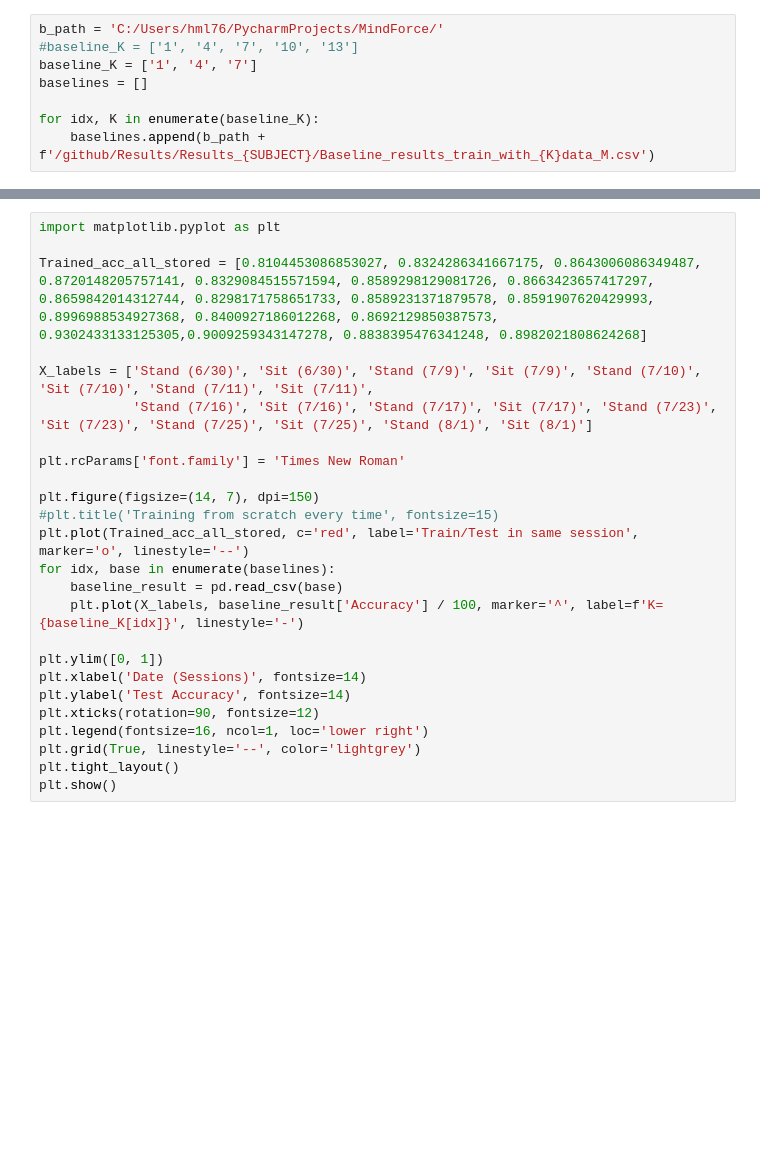
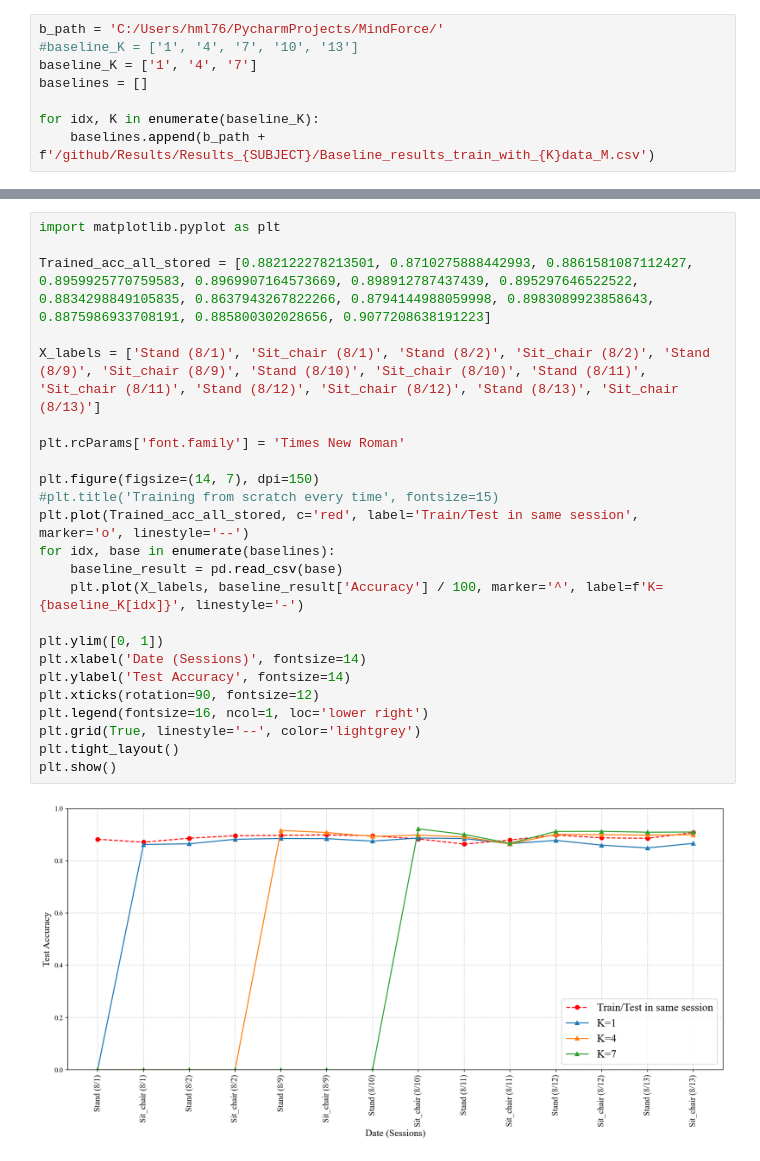
Before and after one commit to Hunminlee/Neural_Computing_Interface_MindForce, a Jupyter notebook: V6 Paper/Offline gesture - Subsection 1/Subject 6 (M).ipynb, the cells around one changed output, grey strips where cells are left out. Saved outputs shown, nothing was run; the diff lists cells and outputs as text; blank space fills up the shorter version.

```diff
--- a/V6 Paper/Offline gesture - Subsection 1/Subject 6 (M).ipynb
+++ b/V6 Paper/Offline gesture - Subsection 1/Subject 6 (M).ipynb
@@ -57,25 +113,26 @@ Trained_acc_all
 # %%
 import matplotlib.pyplot as plt
 
-Trained_acc_all_stored = [0.8104453086853027, 0.8324286341667175, 0.8643006086349487, 0.8720148205757141, 0.8329084515571594, 0.8589298129081726, 0.8663423657417297, 0.8659842014312744, 0.8298171758651733, 0.8589231371879578, 0.8591907620429993, 0.8996988534927368, 0.8400927186012268, 0.8692129850387573, 0.9302433133125305,0.9009259343147278, 0.8838395476341248, 0.8982021808624268]
+Trained_acc_all_stored = [0.882122278213501, 0.8710275888442993, 0.8861581087112427, 0.8959925770759583, 0.8969907164573669, 0.898912787437439, 0.895297646522522, 0.8834298849105835, 0.8637943267822266, 0.8794144988059998, 0.8983089923858643, 0.8875986933708191, 0.885800302028656, 0.9077208638191223]
 
-X_labels = ['Stand (6/30)', 'Sit (6/30)', 'Stand (7/9)', 'Sit (7/9)', 'Stand (7/10)', 'Sit (7/10)', 'Stand (7/11)', 'Sit (7/11)',
-            'Stand (7/16)', 'Sit (7/16)', 'Stand (7/17)', 'Sit (7/17)', 'Stand (7/23)', 'Sit (7/23)', 'Stand (7/25)', 'Sit (7/25)', 'Stand (8/1)', 'Sit (8/1)']
+X_labels = ['Stand (8/1)', 'Sit_chair (8/1)', 'Stand (8/2)', 'Sit_chair (8/2)', 'Stand (8/9)', 'Sit_chair (8/9)', 'Stand (8/10)', 'Sit_chair (8/10)', 'Stand (8/11)', 'Sit_chair (8/11)', 'Stand (8/12)', 'Sit_chair (8/12)', 'Stand (8/13)', 'Sit_chair (8/13)']
 
 plt.rcParams['font.family'] = 'Times New Roman'
 
 plt.figure(figsize=(14, 7), dpi=150)
 #plt.title('Training from scratch every time', fontsize=15)
 plt.plot(Trained_acc_all_stored, c='red', label='Train/Test in same session', marker='o', linestyle='--')
 for idx, base in enumerate(baselines):
     baseline_result = pd.read_csv(base)
     plt.plot(X_labels, baseline_result['Accuracy'] / 100, marker='^', label=f'K={baseline_K[idx]}', linestyle='-')
 
 plt.ylim([0, 1])
 plt.xlabel('Date (Sessions)', fontsize=14)
 plt.ylabel('Test Accuracy', fontsize=14)
 plt.xticks(rotation=90, fontsize=12)
 plt.legend(fontsize=16, ncol=1, loc='lower right')
 plt.grid(True, linestyle='--', color='lightgrey')
 plt.tight_layout()
 plt.show()
+# %% [output]
+[figure, added]
```
Also changed, not shown: parts of 5 cells of this notebook, 11 other files.
